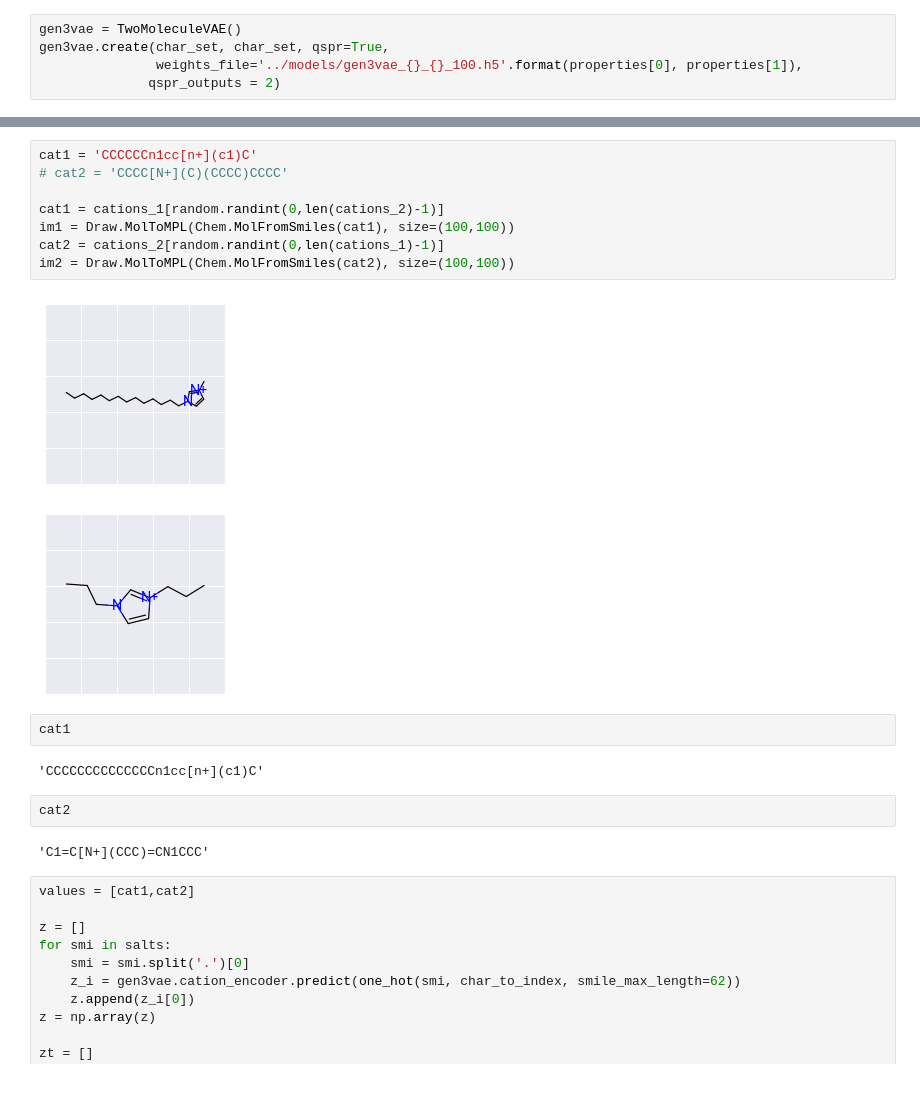
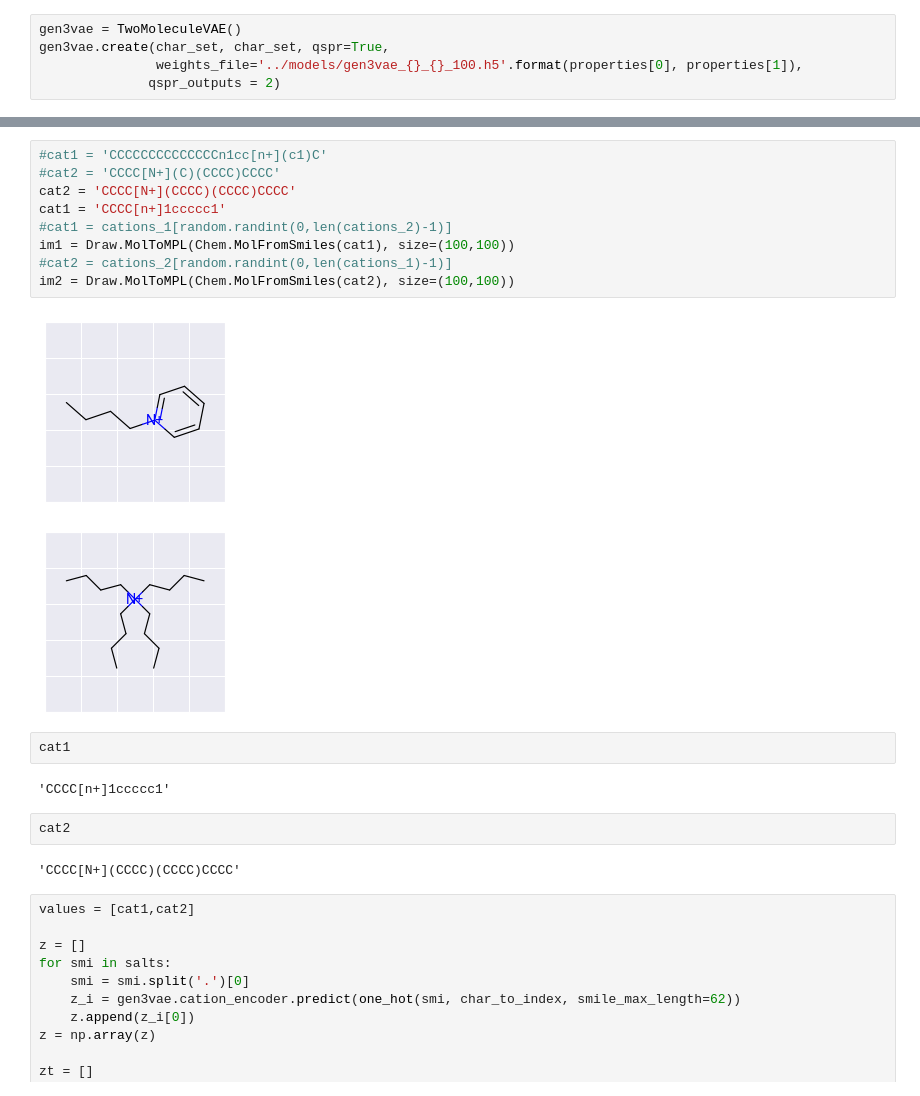
Before and after one commit to cmashraf/generative_learners_salts, a Jupyter notebook: notebooks/manuscript_figures.ipynb, the cells around one changed output, grey strips where cells are left out. Cells and saved outputs as stored; diff of their text form.

```diff
--- a/notebooks/manuscript_figures.ipynb
+++ b/notebooks/manuscript_figures.ipynb
@@ -664,22 +671,23 @@ See the caveats in the documentation: https://pandas.pydata.org/pandas-docs/stab
 # %%
-cat1 = 'CCCCCCn1cc[n+](c1)C'
-# cat2 = 'CCCC[N+](C)(CCCC)CCCC'
-
-cat1 = cations_1[random.randint(0,len(cations_2)-1)]
+#cat1 = 'CCCCCCCCCCCCCCn1cc[n+](c1)C'
+#cat2 = 'CCCC[N+](C)(CCCC)CCCC'
+cat2 = 'CCCC[N+](CCCC)(CCCC)CCCC'
+cat1 = 'CCCC[n+]1ccccc1'
+#cat1 = cations_1[random.randint(0,len(cations_2)-1)]
 im1 = Draw.MolToMPL(Chem.MolFromSmiles(cat1), size=(100,100))
-cat2 = cations_2[random.randint(0,len(cations_1)-1)]
+#cat2 = cations_2[random.randint(0,len(cations_1)-1)]
 im2 = Draw.MolToMPL(Chem.MolFromSmiles(cat2), size=(100,100))
 # %% [output]
-[figure, old version]
+[figure, new version]
-[figure, old version]
+[figure, new version]
 # %%
 cat1
 # %% [output]
-'CCCCCCCCCCCCCCn1cc[n+](c1)C'
+'CCCC[n+]1ccccc1'
 # %%
 cat2
 # %% [output]
-'C1=C[N+](CCC)=CN1CCC'
+'CCCC[N+](CCCC)(CCCC)CCCC'
 # %%
 values = [cat1,cat2]
 
```
Also changed, not shown: parts of 6 cells of this notebook, 5 other files.
